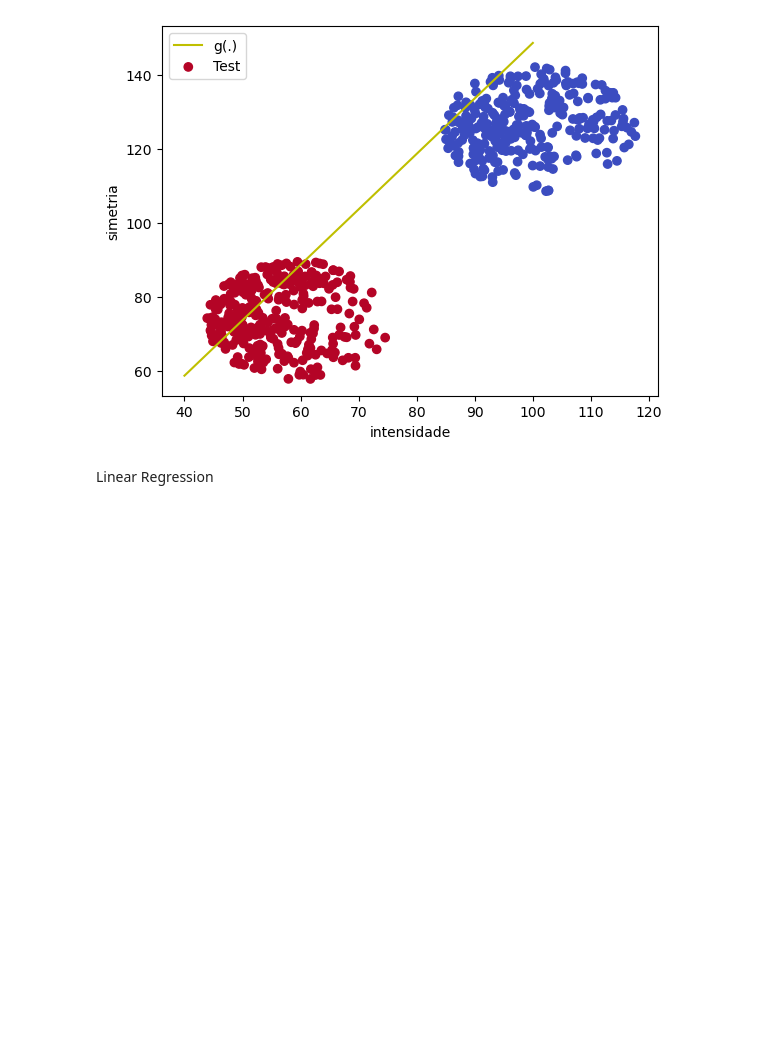
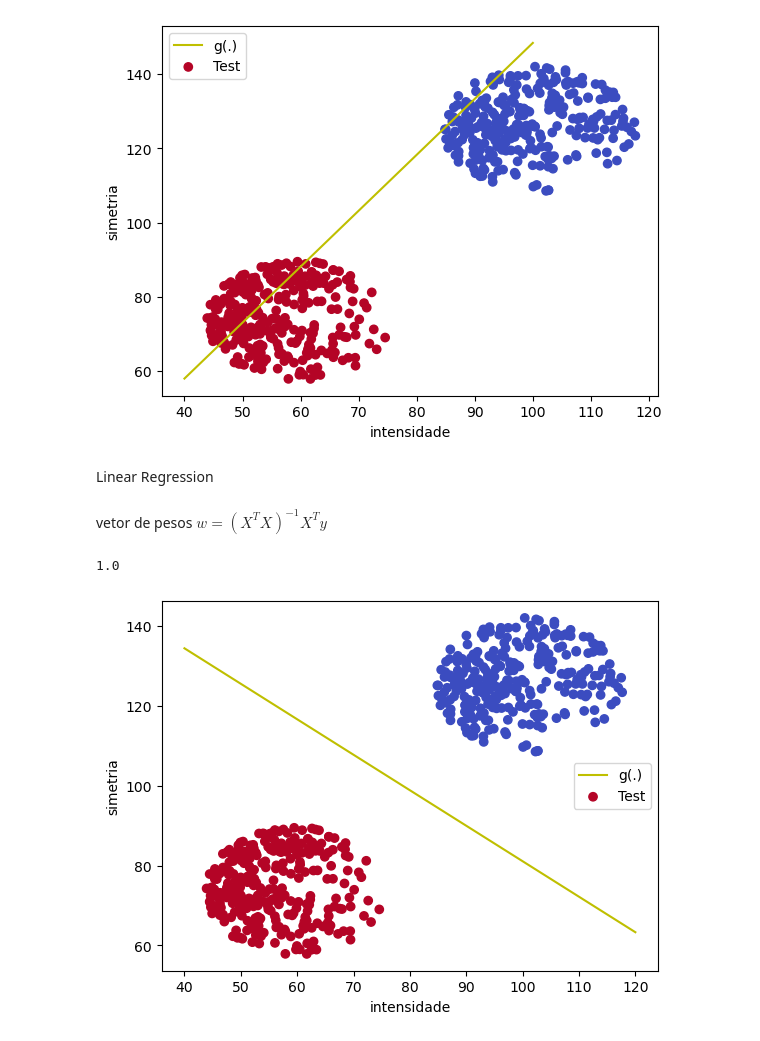
Before and after one commit to adriel1ft/reconhecimento_padroes, a Jupyter notebook: index.ipynb, the cells around one changed output. Saved outputs shown, nothing was run; the diff lists cells and outputs as text; code cells hidden in the pictures; blank space fills up the shorter version.

```diff
--- a/index.ipynb
+++ b/index.ipynb
@@ -20,28 +20,6 @@ X_test = [(x,y) for x, y in zip(test1x5['intensidade'], test1x5['simetria'])]
 y_test = test1x5['label']
 # %% [markdown]
 # Regressão Linear
-# %%
-# RL
-
-class LinearRegression:
-
-    def __init__(self):
-        self.w = None
-
-    def fit(self, _X, _y):
-        X = np.column_stack((np.ones(len(_X)), _X))
-        self.w = np.linalg.inv(X.T @ X) @ X.T @ _y
-        return self
-
-    def predict(self, _X):
-        if self.w is None:
-            raise Exception('Modelo não treinado')
-        w = self.getW()
-        X = np.column_stack((np.ones(len(_X)), _X))
-        return X @ w
-
-    def getW(self):
-        return self.w
 # %% [markdown]
 # Perceptron [ta bem sujo]
 # %% [markdown]
@@ -165,0 +135,2 @@ class LRClassifier():
+# %% [markdown]
+vetor de pesos $w=(X^TX)^{-1}X^Ty$
@@ -165,0 +170,20 @@ class LRClassifier():
+# %%
+lrc = LRClassifier()
+lrc.execute(X_train, y_train_transformed)
+w = lrc.w
+predictions = lrc.predict(X_test)
+accuracy = np.mean(predictions == y_test_transformed)
+accuracy
+# %% [output]
+1.0
+# %%
+xOri = [40, 120]
+yOri = [lrc.getRegressionY(xOri[0]), lrc.getRegressionY(xOri[1])]
+plt.plot(xOri, yOri, '-y', label='g(.)')
+plt.scatter(X_test[:,0], X_test[:,1], c=y_test_transformed, cmap='coolwarm', label='Test')
+plt.xlabel('intensidade')
+plt.ylabel('simetria')
+plt.legend()
+plt.show()
+# %% [output]
+[figure, added]
```
Also changed, not shown: parts of 5 cells of this notebook.
